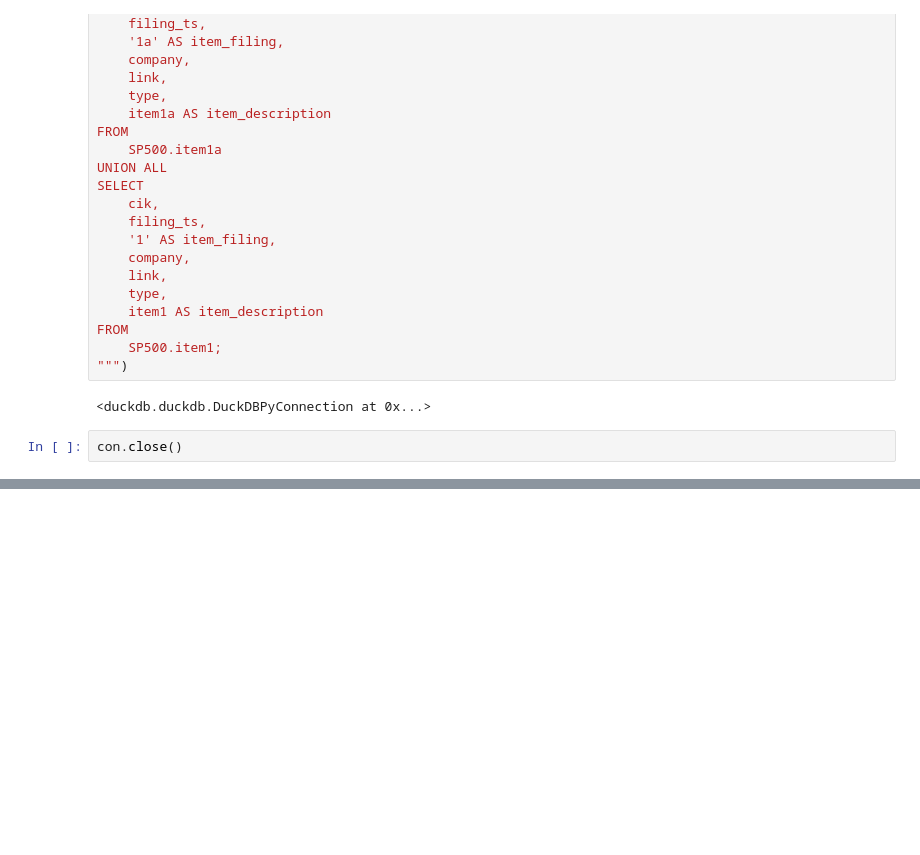
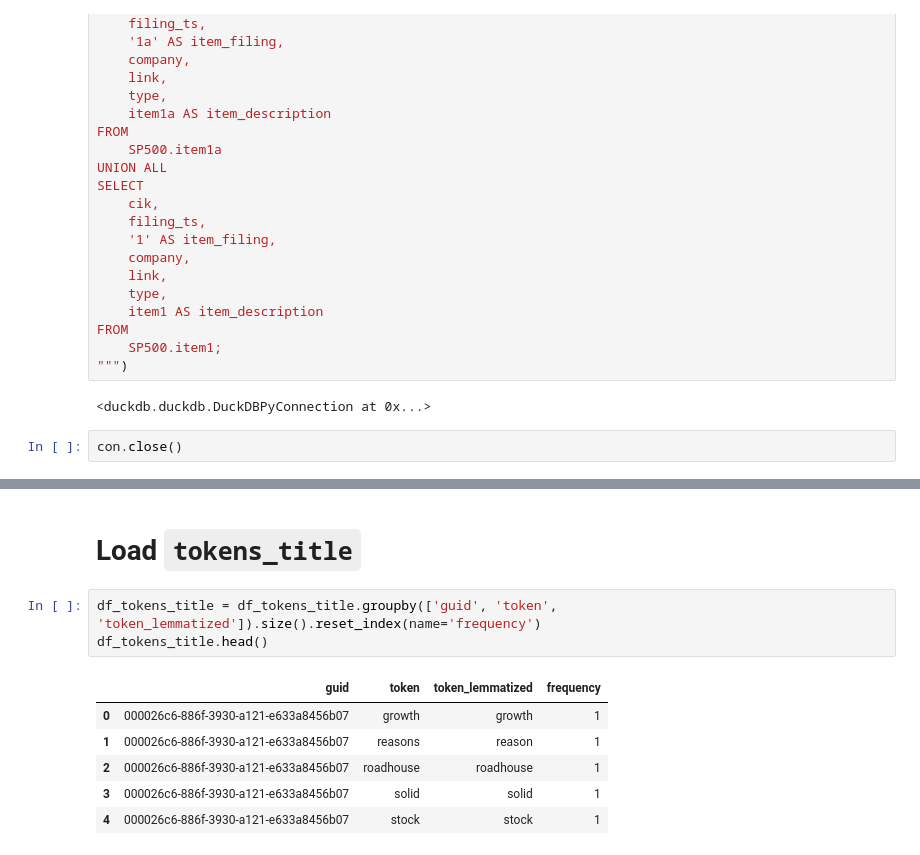
Before and after one commit to luchomame/financial-risk-scoring-nlp, a Jupyter notebook: notebooks/db_creation.ipynb, the cells around one changed output, grey strips where cells are left out. Saved outputs shown, nothing was run; the diff lists cells and outputs as text; blank space fills up the shorter version.

```diff
--- a/notebooks/db_creation.ipynb
+++ b/notebooks/db_creation.ipynb
@@ -803,0 +1136,12 @@ con.close()
+# %% [markdown]
+# Load `tokens_title`
+# %%
+df_tokens_title = df_tokens_title.groupby(['guid', 'token', 'token_lemmatized']).size().reset_index(name='frequency')
+df_tokens_title.head()
+# %% [output]
+|  | guid | token | token_lemmatized | frequency |
+| 0 | 000026c6-886f-3930-a121-e633a8456b07 | growth | growth | 1 |
+| 1 | 000026c6-886f-3930-a121-e633a8456b07 | reasons | reason | 1 |
+| 2 | 000026c6-886f-3930-a121-e633a8456b07 | roadhouse | roadhouse | 1 |
+| 3 | 000026c6-886f-3930-a121-e633a8456b07 | solid | solid | 1 |
+| 4 | 000026c6-886f-3930-a121-e633a8456b07 | stock | stock | 1 |
```
Also changed, not shown: parts of 41 cells of this notebook, 1 other file.
